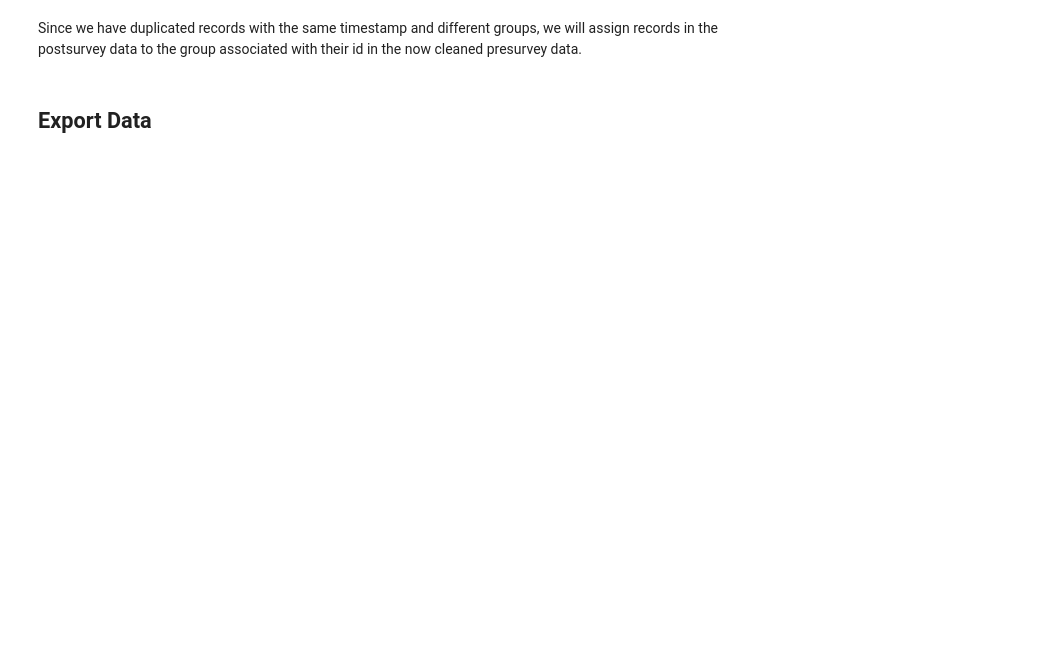
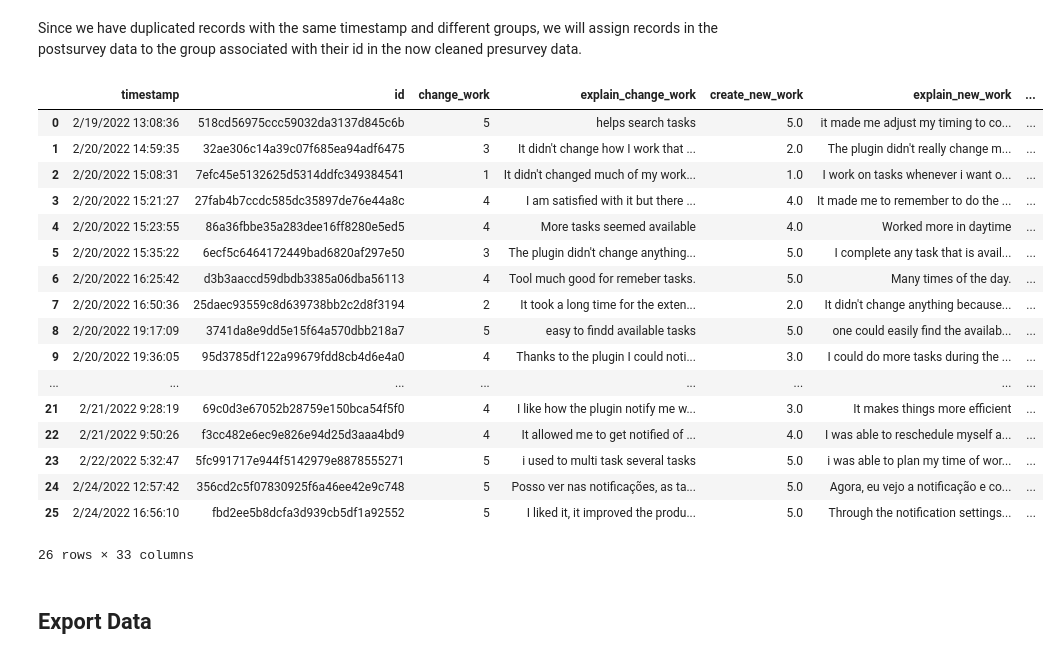
Before and after one commit to rlewinter/IS4800_Project, a Jupyter notebook: processing.ipynb, the cells around one changed output. Saved outputs shown, nothing was run; the diff lists cells and outputs as text; code cells hidden in the pictures; blank space fills up the shorter version.

```diff
--- a/processing.ipynb
+++ b/processing.ipynb
@@ -194,11 +194,32 @@ for row in postsurvey['id'].value_counts().rename_axis('id').reset_index(name='c
 # %% [markdown]
 Since we have duplicated records with the same timestamp and different groups, we will assign records in the postsurvey data to the group associated with their id in the now cleaned presurvey data.
 # %%
-id_group = dict(zip(presurvey['id'], presurvey['region']))
+id_group = dict(zip(presurvey['id'], presurvey['group']))
 postsurvey['group'] = [id_group[_id] for _id in postsurvey['id']]
 del id_group
 
 postsurvey.drop_duplicates(subset=['id'], keep='first', ignore_index=True, inplace=True)
+# %%
+postsurvey
+# %% [output]
+|  | timestamp | id | change_work | explain_change_work | create_new_work | explain_new_work | ... |
+| 0 | 2/19/2022 13:08:36 | 518cd56975ccc59032da3137d845c6b | 5 | helps search tasks | 5.0 | it made me adjust my timing to co... | ... |
+| 1 | 2/20/2022 14:59:35 | 32ae306c14a39c07f685ea94adf6475 | 3 | It didn't change how I work that ... | 2.0 | The plugin didn't really change m... | ... |
+| 2 | 2/20/2022 15:08:31 | 7efc45e5132625d5314ddfc349384541 | 1 | It didn't changed much of my work... | 1.0 | I work on tasks whenever i want o... | ... |
+| 3 | 2/20/2022 15:21:27 | 27fab4b7ccdc585dc35897de76e44a8c | 4 | I am satisfied with it but there ... | 4.0 | It made me to remember to do the ... | ... |
+| 4 | 2/20/2022 15:23:55 | 86a36fbbe35a283dee16ff8280e5ed5 | 4 | More tasks seemed available | 4.0 | Worked more in daytime | ... |
+| 5 | 2/20/2022 15:35:22 | 6ecf5c6464172449bad6820af297e50 | 3 | The plugin didn't change anything... | 5.0 | I complete any task that is avail... | ... |
+| 6 | 2/20/2022 16:25:42 | d3b3aaccd59dbdb3385a06dba56113 | 4 | Tool much good for remeber tasks. | 5.0 | Many times of the day. | ... |
+| 7 | 2/20/2022 16:50:36 | 25daec93559c8d639738bb2c2d8f3194 | 2 | It took a long time for the exten... | 2.0 | It didn't change anything because... | ... |
+| 8 | 2/20/2022 19:17:09 | 3741da8e9dd5e15f64a570dbb218a7 | 5 | easy to findd available tasks | 5.0 | one could easily find the availab... | ... |
+| 9 | 2/20/2022 19:36:05 | 95d3785df122a99679fdd8cb4d6e4a0 | 4 | Thanks to the plugin I could noti... | 3.0 | I could do more tasks during the ... | ... |
+| ... | ... | ... | ... | ... | ... | ... | ... |
+| 21 | 2/21/2022 9:28:19 | 69c0d3e67052b28759e150bca54f5f0 | 4 | I like how the plugin notify me w... | 3.0 | It makes things more efficient | ... |
+| 22 | 2/21/2022 9:50:26 | f3cc482e6ec9e826e94d25d3aaa4bd9 | 4 | It allowed me to get notified of ... | 4.0 | I was able to reschedule myself a... | ... |
+| 23 | 2/22/2022 5:32:47 | 5fc991717e944f5142979e8878555271 | 5 | i used to multi task several tasks | 5.0 | i was able to plan my time of wor... | ... |
+| 24 | 2/24/2022 12:57:42 | 356cd2c5f07830925f6a46ee42e9c748 | 5 | Posso ver nas notificações, as ta... | 5.0 | Agora, eu vejo a notificação e co... | ... |
+| 25 | 2/24/2022 16:56:10 | fbd2ee5b8dcfa3d939cb5df1a92552 | 5 | I liked it, it improved the produ... | 5.0 | Through the notification settings... | ... |
+26 rows × 33 columns
 # %% [markdown]
 ## Export Data
 # %%
```
Also changed, not shown: parts of 2 cells of this notebook, 3 other files.
